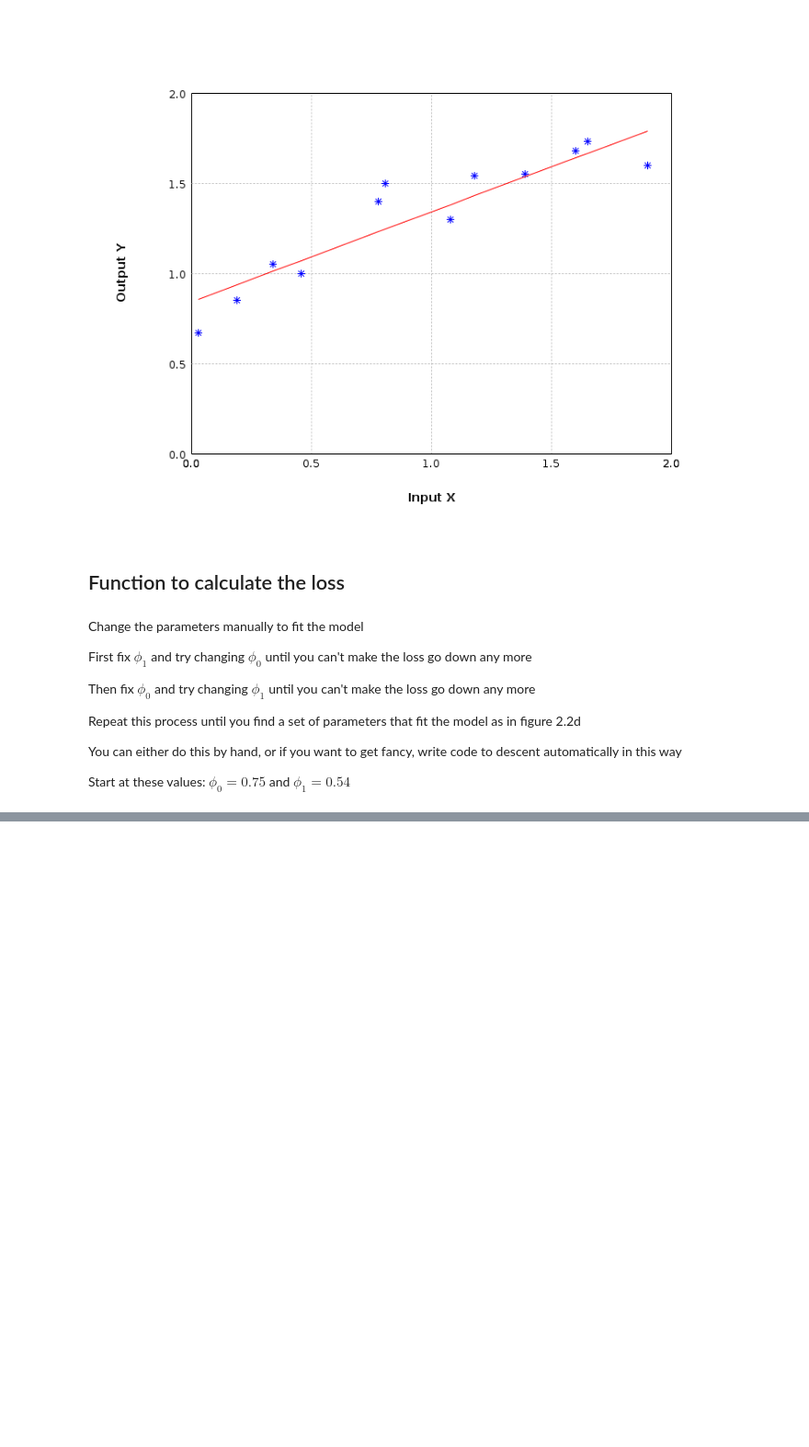
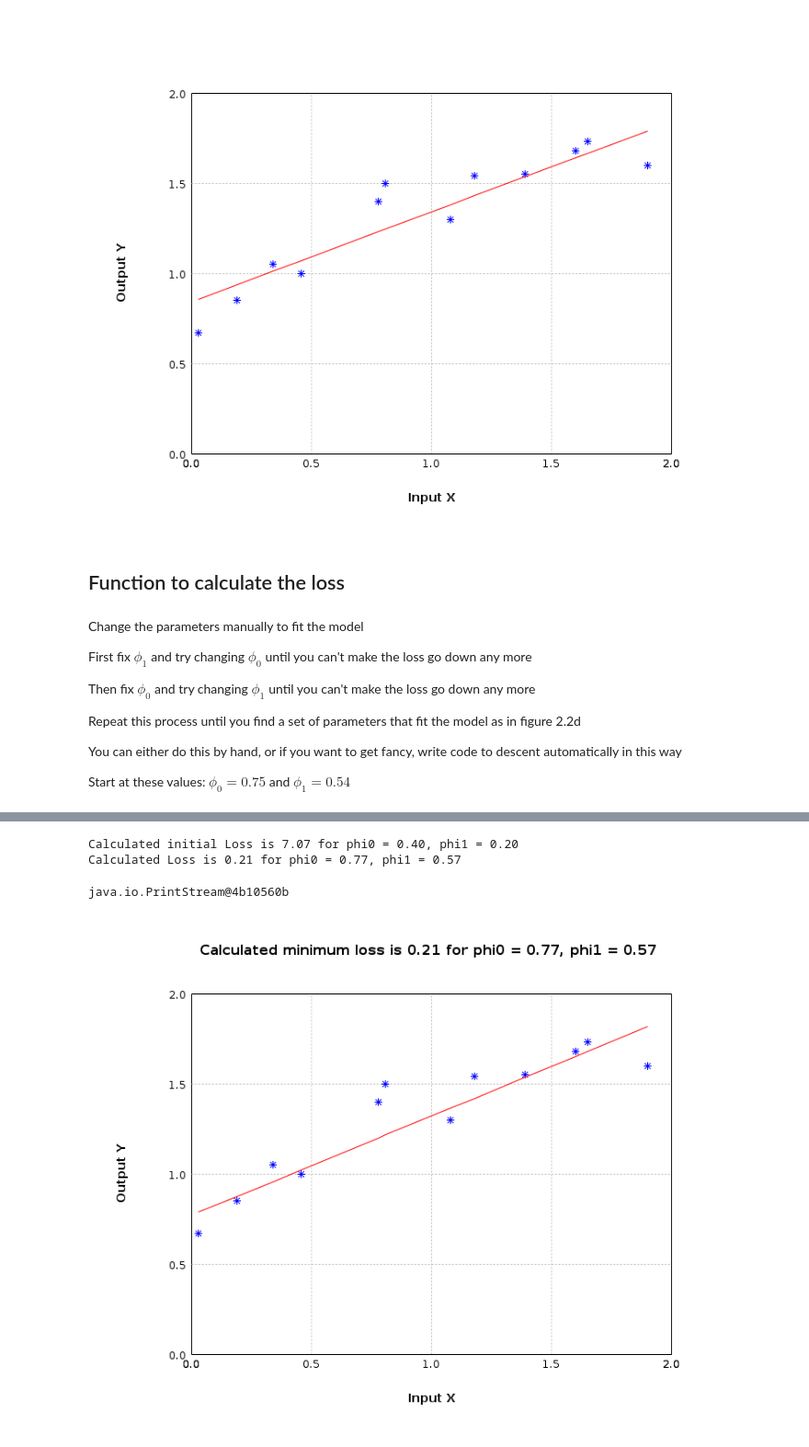
Before and after one commit to jamalromero/colab, a Jupyter notebook: udl_ch2.ipynb, the cells around one changed output, grey strips where cells are left out. Shown: that part at 92% size. Drawn from its saved outputs; the diff is of its cells as text; code cells hidden in the pictures; blank space fills up the shorter version.

```diff
--- a/udl_ch2.ipynb
+++ b/udl_ch2.ipynb
@@ -116,14 +114,29 @@ java.io.PrintStream@96b1591
 # %%
 phi0 = 0.4 ; phi1 = 0.2;
 var initial_loss = computeLoss(x,y,phi0,phi1);
-System.out.printf("Calculated Loss is %,.2f for phi0 = %,.2f, phi1 = %,.2f %n", initial_loss, phi0, phi1);
+System.out.printf("Calculated initial Loss is %,.2f for phi0 = %,.2f, phi1 = %,.2f %n", initial_loss, phi0, phi1);
 double learning_rate = 0.01;
-for(int i = 0; i < 500; i++) {
+List<Double> losses = new ArrayList<>();
+for(int i = 0; i < 200; i++) {
   var loss = computeLoss(x,y,phi0 + learning_rate, phi1 + learning_rate);
   if(loss < initial_loss) {
     phi0 += learning_rate;
     phi1 += learning_rate;
     initial_loss = loss;
+    losses.add(loss);
   }
-  System.out.printf("Calculated Loss is %,.2f for phi0 = %,.2f, phi1 = %,.2f %n", loss, phi0, phi1);
 }
+var minimum_loss = losses.stream().min(Double::compareTo).get();
+System.out.printf("Calculated Loss is %,.2f for phi0 = %,.2f, phi1 = %,.2f %n", minimum_loss, phi0, phi1);
+# %% [output]
+Calculated initial Loss is 7.07 for phi0 = 0.40, phi1 = 0.20
+Calculated Loss is 0.21 for phi0 = 0.77, phi1 = 0.57
+java.io.PrintStream@4b10560b
+# %%
+var canvas = plot(x, y, 0.77, 0.55);
+canvas.setBound(new double[]{0f, 0f}, new double[]{2f, 2f});
+canvas.setAxisLabels("Input X", "Output Y");
+canvas.setTitle("Calculated minimum loss is 0.21 for phi0 = 0.77, phi1 = 0.57 ");
+canvas.toBufferedImage(800, 600)
+# %% [output]
+[figure, added]
```
Also changed, not shown: parts of 3 cells of this notebook.
